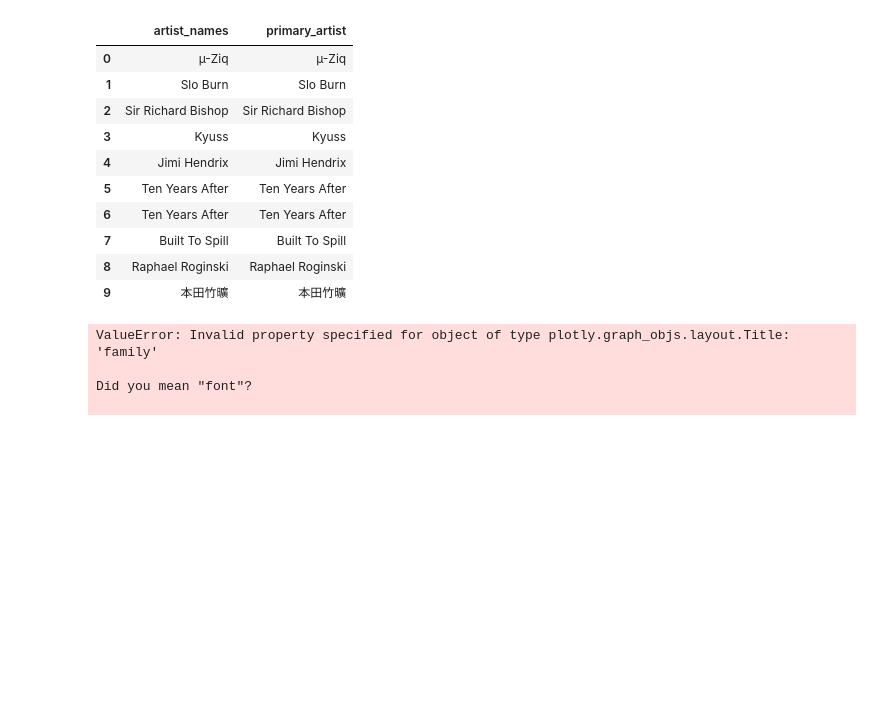
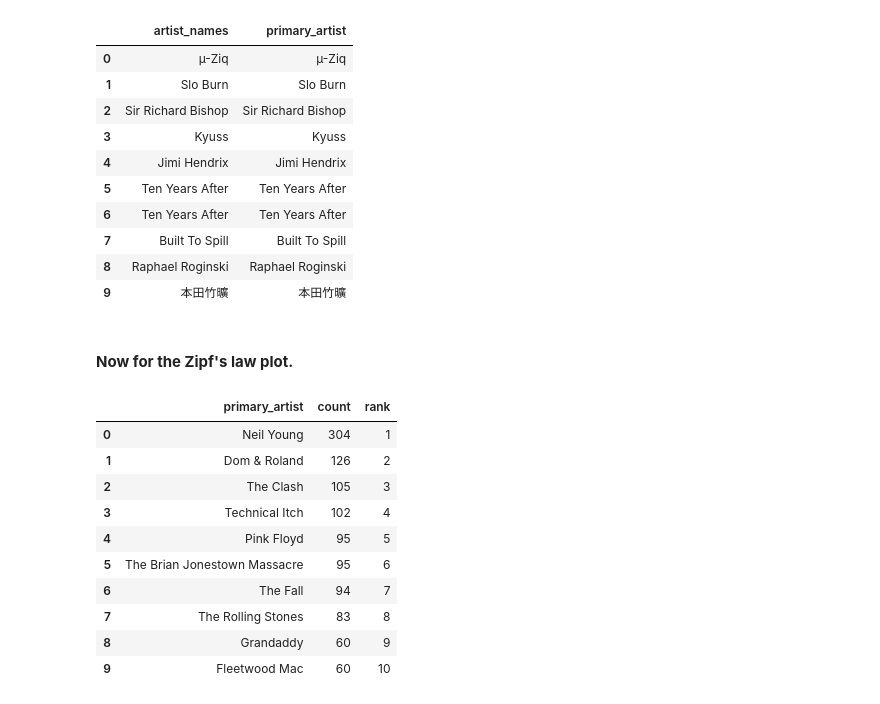
Before and after one commit to BenM10/music_taste_analysis, a Jupyter notebook: notebooks/exploration.ipynb, the cells around one changed output. Saved outputs shown, nothing was run; the diff lists cells and outputs as text; code cells hidden in the pictures; blank space fills up the shorter version.

Commit message:
Made the Zipf plot.

```diff
--- a/notebooks/exploration.ipynb
+++ b/notebooks/exploration.ipynb
@@ -148,7 +165,7 @@ fig = px.bar(
     x = "count",
     y = "primary_artist",
     orientation = "h",
-    title = "My Top 15 Artists",
+    title = "Top 15 Artists",
     labels = {
         "primary_artist": "Artist",
         "count": "Saved Tracks"
@@ -156,31 +173,52 @@ fig = px.bar(
 )
 
 fig.update_layout(
-    plot_bgcolor  = "#15171C",
-    paper_bgcolor = "#15171C",
-    title = dict(x = 0.5, family = "Arial", size = 22, color = "#E8E9EE"),
-    font = dict(family = "Arial", size = 14, color = "#E8E9EE"),
+    plot_bgcolor  = plot_colour,
+    paper_bgcolor = paper_colour,
+    title = title_format,
+    font = other_font,
+    margin = dict(l=260, r=40, t=90, b=70),
+    bargap = bar_gap,
     showlegend = False
 )
 
 fig.update_traces(
-    marker_color = "#A78BFA"
+    marker_color = marker_colour,
+    marker_line_width = marker_outline_width,
+    marker_line_color = marker_line
 )
 
 fig.update_xaxes(
     title_text = "Saved Tracks",
     showgrid = True,
-    grid_color = "#30343D"
+    showline = False,
+    zeroline = False,
+    gridcolor = grid_colour
 )
 
 fig.update_yaxes(
     title_text = "",
     showgrid = False,
+    ticksuffix = "   ",
+    showline = False,
     categoryorder = "total ascending"
 )
 fig.show()
-# %% [output]
-ValueError: Invalid property specified for object of type plotly.graph_objs.layout.Title: 'family'
-
-Did you mean "font"?
-
+# %% [markdown]
+#### **Now for the Zipf's law plot.**
+# %%
+artist_frequency = df["primary_artist"].value_counts().reset_index()
+artist_frequency["rank"] = range(1, len(artist_frequency) + 1)
+artist_frequency.head(10)
+# %% [output]
+|  | primary_artist | count | rank |
+| 0 | Neil Young | 304 | 1 |
+| 1 | Dom & Roland | 126 | 2 |
+| 2 | The Clash | 105 | 3 |
+| 3 | Technical Itch | 102 | 4 |
+| 4 | Pink Floyd | 95 | 5 |
+| 5 | The Brian Jonestown Massacre | 95 | 6 |
+| 6 | The Fall | 94 | 7 |
+| 7 | The Rolling Stones | 83 | 8 |
+| 8 | Grandaddy | 60 | 9 |
+| 9 | Fleetwood Mac | 60 | 10 |
```
Also changed, not shown: parts of 2 cells of this notebook.
